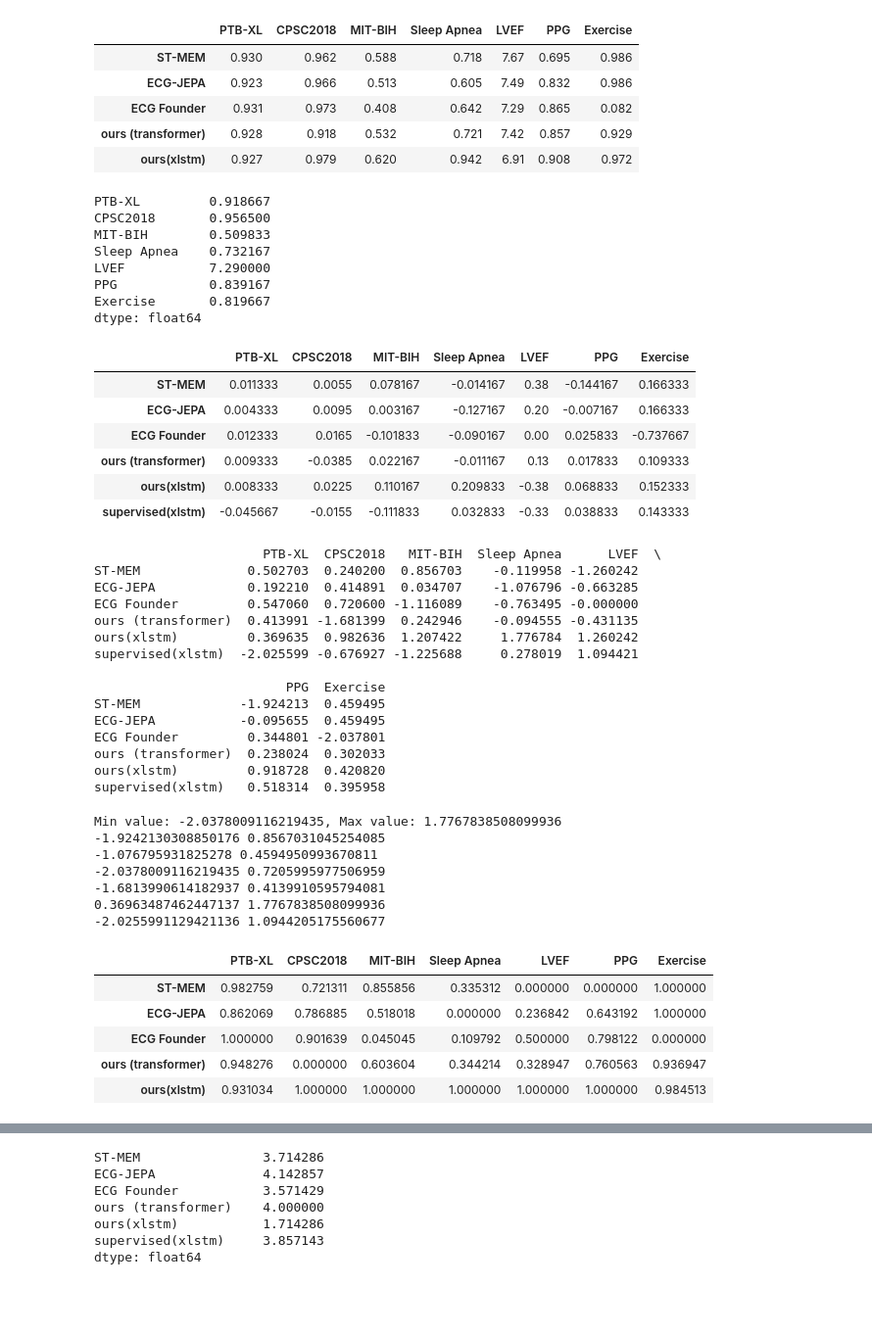
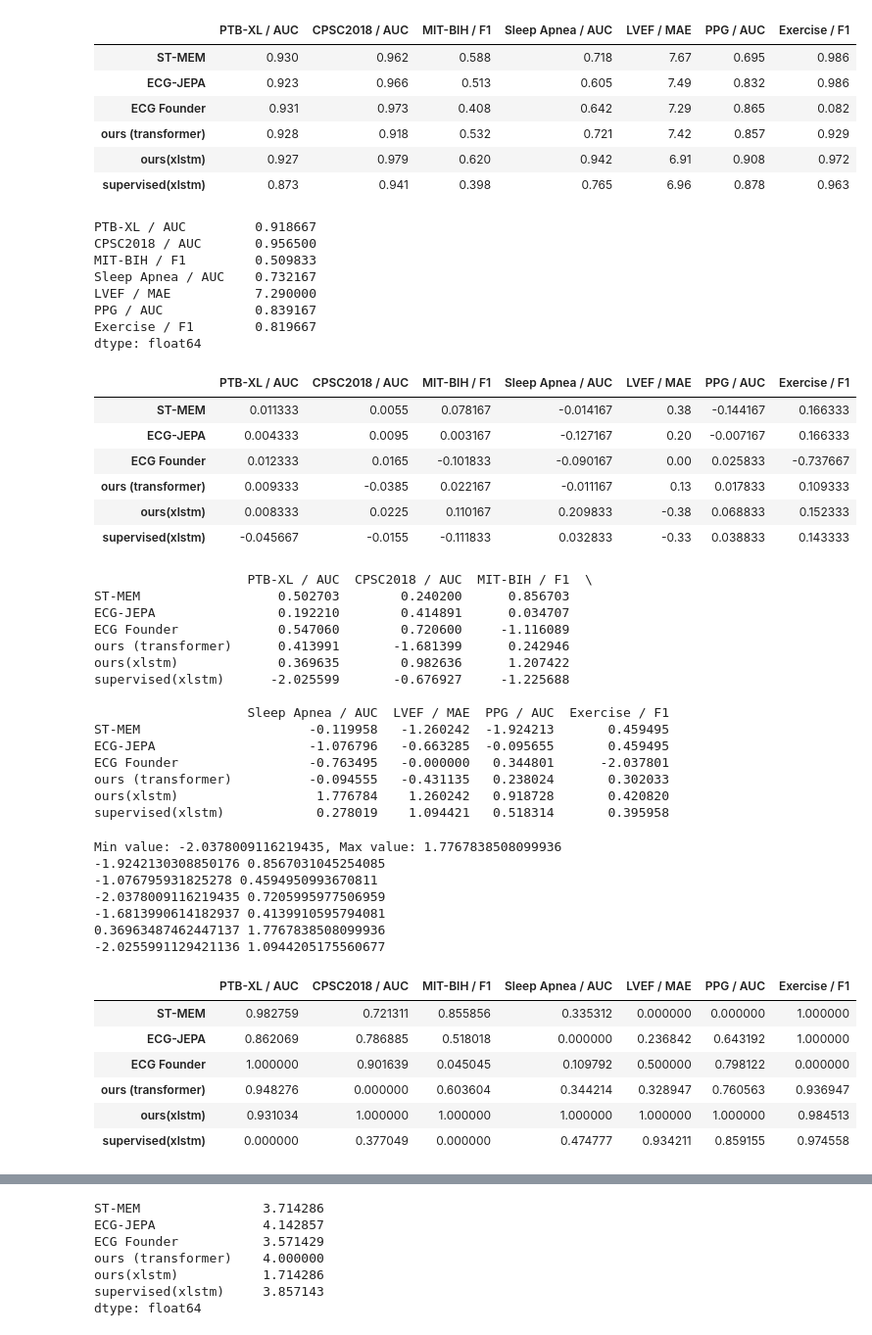
Before and after one commit to Lobster1911/bench-xecg-indian-benchmark, a Jupyter notebook: plots.ipynb, the cells around one changed output, grey strips where cells are left out. Shown at 98% size. Saved outputs shown, nothing was run; the diff lists cells and outputs as text; code cells hidden in the pictures; blank space fills up the shorter version.

```diff
--- a/plots.ipynb
+++ b/plots.ipynb
@@ -1,45 +1,46 @@
 # %%
 import plotly.express as px
 import pandas as pd
 
 categories = ['PTB-XL', 'CPSC2018', 'MIT-BIH', 'Sleep Apnea', 'LVEF', 'PPG', 'Exercise']
 
 data = {
-    'PTB-XL':             [0.930, 0.923, 0.931, 0.928, 0.927, 0.873],
-    'CPSC2018':           [0.962, 0.966, 0.973, 0.918, 0.979, 0.941],
-    'MIT-BIH':            [0.588, 0.513, 0.408, 0.532, 0.620, 0.398],
-    'Sleep Apnea':        [0.718, 0.605, 0.642, 0.721, 0.942, 0.765],
-    'LVEF':               [7.67, 7.49, 7.29, 7.42, 6.91, 6.96],
-    'PPG':                [0.695, 0.832, 0.865, 0.857, 0.908, 0.878],
-    'Exercise':           [0.986, 0.986, 0.082, 0.929, 0.972, 0.963]
+    'PTB-XL / AUC':             [0.930, 0.923, 0.931, 0.928, 0.927, 0.873],
+    'CPSC2018 / AUC':           [0.962, 0.966, 0.973, 0.918, 0.979, 0.941],
+    'MIT-BIH / F1':            [0.588, 0.513, 0.408, 0.532, 0.620, 0.398],
+    'Sleep Apnea / AUC':        [0.718, 0.605, 0.642, 0.721, 0.942, 0.765],
+    'LVEF / MAE':               [7.67, 7.49, 7.29, 7.42, 6.91, 6.96],
+    'PPG / AUC':                [0.695, 0.832, 0.865, 0.857, 0.908, 0.878],
+    'Exercise / F1':           [0.986, 0.986, 0.082, 0.929, 0.972, 0.963]
 }
 
 methods = ['ST-MEM', 'ECG-JEPA', 'ECG Founder', 'ours (transformer)', 'ours(xlstm)', 'supervised(xlstm)']
 
 df_raw = pd.DataFrame(data, index=methods)
-df_raw.head()
+df_raw.head(n=10)
 # %% [output]
-|  | PTB-XL | CPSC2018 | MIT-BIH | Sleep Apnea | LVEF | PPG | Exercise |
+|  | PTB-XL / AUC | CPSC2018 / AUC | MIT-BIH / F1 | Sleep Apnea / AUC | LVEF / MAE | PPG / AUC | Exercise / F1 |
 | ST-MEM | 0.930 | 0.962 | 0.588 | 0.718 | 7.67 | 0.695 | 0.986 |
 | ECG-JEPA | 0.923 | 0.966 | 0.513 | 0.605 | 7.49 | 0.832 | 0.986 |
 | ECG Founder | 0.931 | 0.973 | 0.408 | 0.642 | 7.29 | 0.865 | 0.082 |
 | ours (transformer) | 0.928 | 0.918 | 0.532 | 0.721 | 7.42 | 0.857 | 0.929 |
 | ours(xlstm) | 0.927 | 0.979 | 0.620 | 0.942 | 6.91 | 0.908 | 0.972 |
+| supervised(xlstm) | 0.873 | 0.941 | 0.398 | 0.765 | 6.96 | 0.878 | 0.963 |
 # %%
 df_raw.mean(axis=0)
 # %% [output]
-PTB-XL         0.918667
-CPSC2018       0.956500
-MIT-BIH        0.509833
-Sleep Apnea    0.732167
-LVEF           7.290000
-PPG            0.839167
-Exercise       0.819667
+PTB-XL / AUC         0.918667
+CPSC2018 / AUC       0.956500
+MIT-BIH / F1         0.509833
+Sleep Apnea / AUC    0.732167
+LVEF / MAE           7.290000
+PPG / AUC            0.839167
+Exercise / F1        0.819667
 dtype: float64
 # %%
 df_raw - df_raw.mean(axis=0)
 # %% [output]
-|  | PTB-XL | CPSC2018 | MIT-BIH | Sleep Apnea | LVEF | PPG | Exercise |
+|  | PTB-XL / AUC | CPSC2018 / AUC | MIT-BIH / F1 | Sleep Apnea / AUC | LVEF / MAE | PPG / AUC | Exercise / F1 |
 | ST-MEM | 0.011333 | 0.0055 | 0.078167 | -0.014167 | 0.38 | -0.144167 | 0.166333 |
 | ECG-JEPA | 0.004333 | 0.0095 | 0.003167 | -0.127167 | 0.20 | -0.007167 | 0.166333 |
 | ECG Founder | 0.012333 | 0.0165 | -0.101833 | -0.090167 | 0.00 | 0.025833 | -0.737667 |
@@ -51,27 +52,27 @@ df_raw - df_raw.mean(axis=0)
 
 df_z_scaled = df_raw.copy()
 df_z_scaled = (df_z_scaled - df_z_scaled.mean(axis=0)) / df_z_scaled.std(axis=0)
-df_z_scaled['LVEF'] = df_z_scaled['LVEF'] * -1  # Invert LVEF for better visualization
+df_z_scaled['LVEF / MAE'] = df_z_scaled['LVEF / MAE'] * -1  # Invert LVEF for better visualization
 
 #df_raw["LVEF"] = df_raw["LVEF"] / df_raw["LVEF"].max()
 df_raw.head()
 print(df_z_scaled)
 # %% [output]
-                      PTB-XL  CPSC2018   MIT-BIH  Sleep Apnea      LVEF  \
-ST-MEM              0.502703  0.240200  0.856703    -0.119958 -1.260242
-ECG-JEPA            0.192210  0.414891  0.034707    -1.076796 -0.663285
-ECG Founder         0.547060  0.720600 -1.116089    -0.763495 -0.000000
-ours (transformer)  0.413991 -1.681399  0.242946    -0.094555 -0.431135
-ours(xlstm)         0.369635  0.982636  1.207422     1.776784  1.260242
-supervised(xlstm)  -2.025599 -0.676927 -1.225688     0.278019  1.094421
+                    PTB-XL / AUC  CPSC2018 / AUC  MIT-BIH / F1  \
+ST-MEM                  0.502703        0.240200      0.856703
+ECG-JEPA                0.192210        0.414891      0.034707
+ECG Founder             0.547060        0.720600     -1.116089
+ours (transformer)      0.413991       -1.681399      0.242946
+ours(xlstm)             0.369635        0.982636      1.207422
+supervised(xlstm)      -2.025599       -0.676927     -1.225688
 
-                         PPG  Exercise
-ST-MEM             -1.924213  0.459495
-ECG-JEPA           -0.095655  0.459495
-ECG Founder         0.344801 -2.037801
-ours (transformer)  0.238024  0.302033
-ours(xlstm)         0.918728  0.420820
-supervised(xlstm)   0.518314  0.395958
+                    Sleep Apnea / AUC  LVEF / MAE  PPG / AUC  Exercise / F1
+ST-MEM                      -0.119958   -1.260242  -1.924213       0.459495
+ECG-JEPA                    -1.076796   -0.663285  -0.095655       0.459495
+ECG Founder                 -0.763495   -0.000000   0.344801      -2.037801
+ours (transformer)          -0.094555   -0.431135   0.238024       0.302033
+ours(xlstm)                  1.776784    1.260242   0.918728       0.420820
+supervised(xlstm)            0.278019    1.094421   0.518314       0.395958
 # %%
 import pandas as pd
 from plotly.subplots import make_subplots
@@ -174,12 +150,13 @@ fig.show()
 df_scaled = df_raw.copy()
 df_scaled = ((df_raw - df_raw.min()) / (df_raw.max() - df_raw.min()))
 #df_scaled = ((df_raw - 0.5) / (df_raw.max()))
-df_scaled['LVEF'] = 1 - df_scaled['LVEF']
-df_scaled.head()
+df_scaled['LVEF / MAE'] = 1 - df_scaled['LVEF / MAE']
+df_scaled.head(n=10)
 # %% [output]
-|  | PTB-XL | CPSC2018 | MIT-BIH | Sleep Apnea | LVEF | PPG | Exercise |
+|  | PTB-XL / AUC | CPSC2018 / AUC | MIT-BIH / F1 | Sleep Apnea / AUC | LVEF / MAE | PPG / AUC | Exercise / F1 |
 | ST-MEM | 0.982759 | 0.721311 | 0.855856 | 0.335312 | 0.000000 | 0.000000 | 1.000000 |
 | ECG-JEPA | 0.862069 | 0.786885 | 0.518018 | 0.000000 | 0.236842 | 0.643192 | 1.000000 |
 | ECG Founder | 1.000000 | 0.901639 | 0.045045 | 0.109792 | 0.500000 | 0.798122 | 0.000000 |
 | ours (transformer) | 0.948276 | 0.000000 | 0.603604 | 0.344214 | 0.328947 | 0.760563 | 0.936947 |
 | ours(xlstm) | 0.931034 | 1.000000 | 1.000000 | 1.000000 | 1.000000 | 1.000000 | 0.984513 |
+| supervised(xlstm) | 0.000000 | 0.377049 | 0.000000 | 0.474777 | 0.934211 | 0.859155 | 0.974558 |
```
Also changed, not shown: parts of 9 cells of this notebook, 8 other files.
